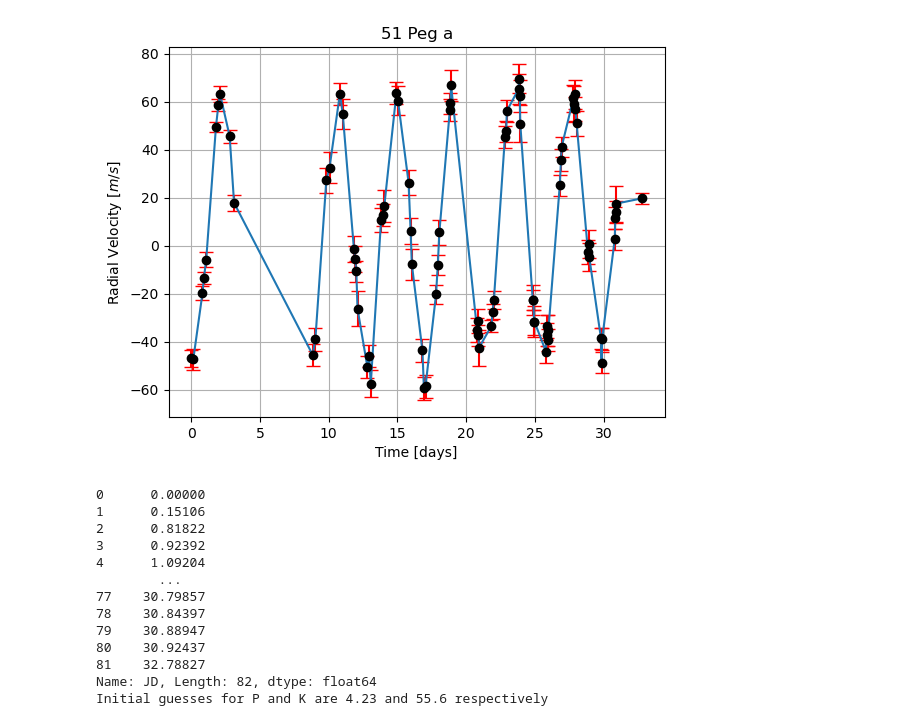
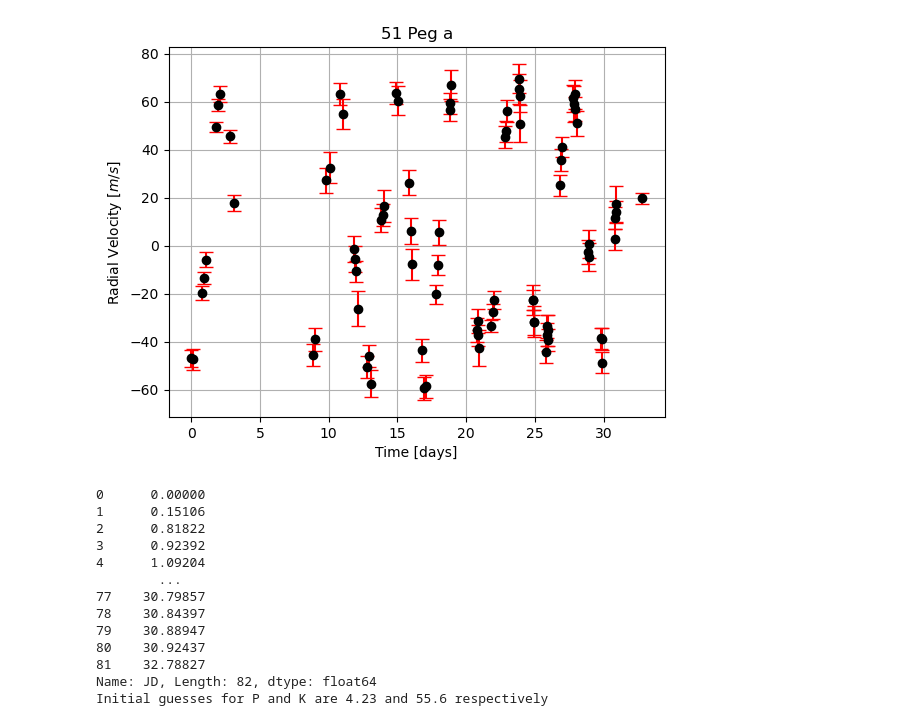
Before and after one commit to TapWhite/ALOP-2, a Jupyter notebook: problems.ipynb, the cells around one changed output. Drawn from its saved outputs; the diff is of its cells as text; code cells hidden in the pictures.

```diff
--- a/problems.ipynb
+++ b/problems.ipynb
@@ -24,31 +24,31 @@ array([[  2.80873, -46.96   ,   3.6    ],
 # %%
 import pandas as pd
 from astropy.time import Time
 
 data = pd.read_csv("51Peg_mayorqueloz95.csv")
 
 
 data['JD']= data['JD'] -  data['JD'][0]
 
 
 
 plt.errorbar(data["JD"], data["vrad"], yerr=data["vrad_uncertainty"], fmt='o', color='black', ecolor='red', capsize=5)
-plt.plot(data["JD"], data["vrad"])
+
 plt.xlabel("Time [days]")
 plt.ylabel("Radial Velocity $[m/s]$")
 plt.title("51 Peg a")
 plt.savefig("pdf/51Peg.pdf")
 plt.grid()
 plt.show()
 
 print(data["JD"])
 
 # Initial guesses for P and K
 P_guess=4.23
 K_guess=55.6
 print(f'Initial guesses for P and K are {P_guess} and {K_guess} respectively')
 # %% [output]
-[figure, old version]
+[figure, new version]
 0      0.00000
 1      0.15106
 2      0.81822
```
Also changed, not shown: parts of 4 cells of this notebook, 1 other file.
